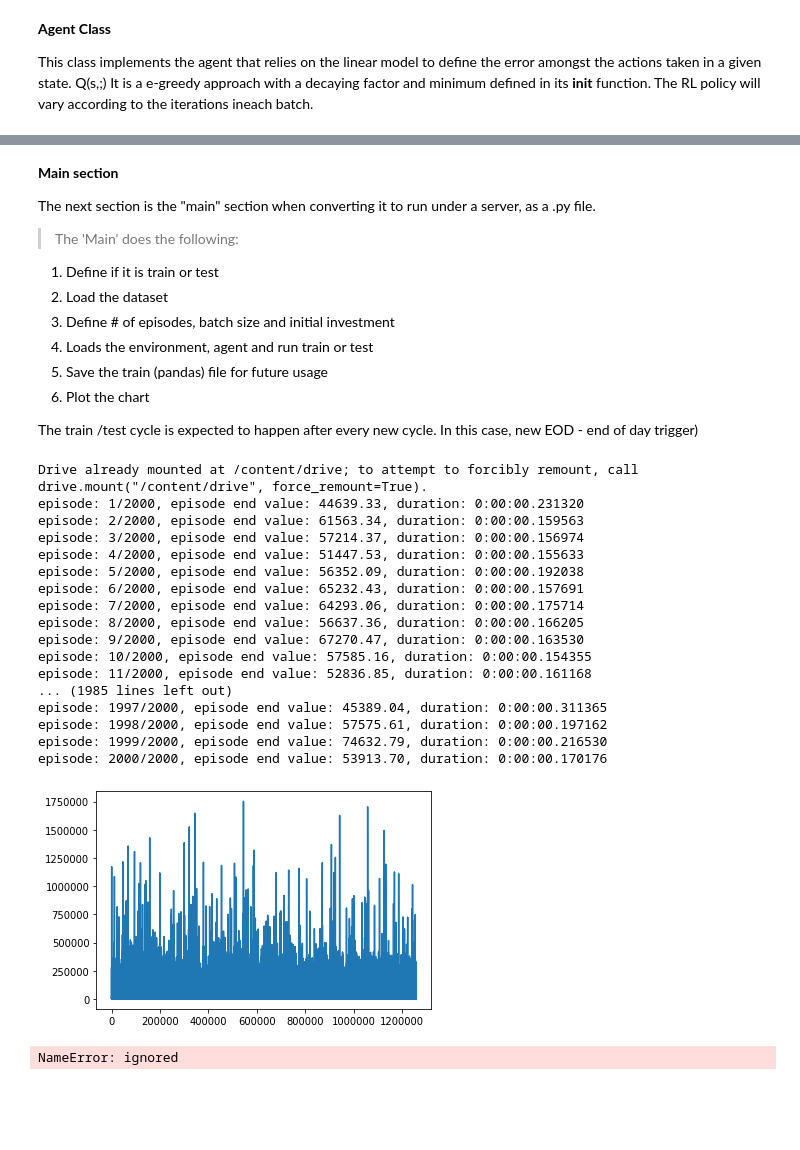
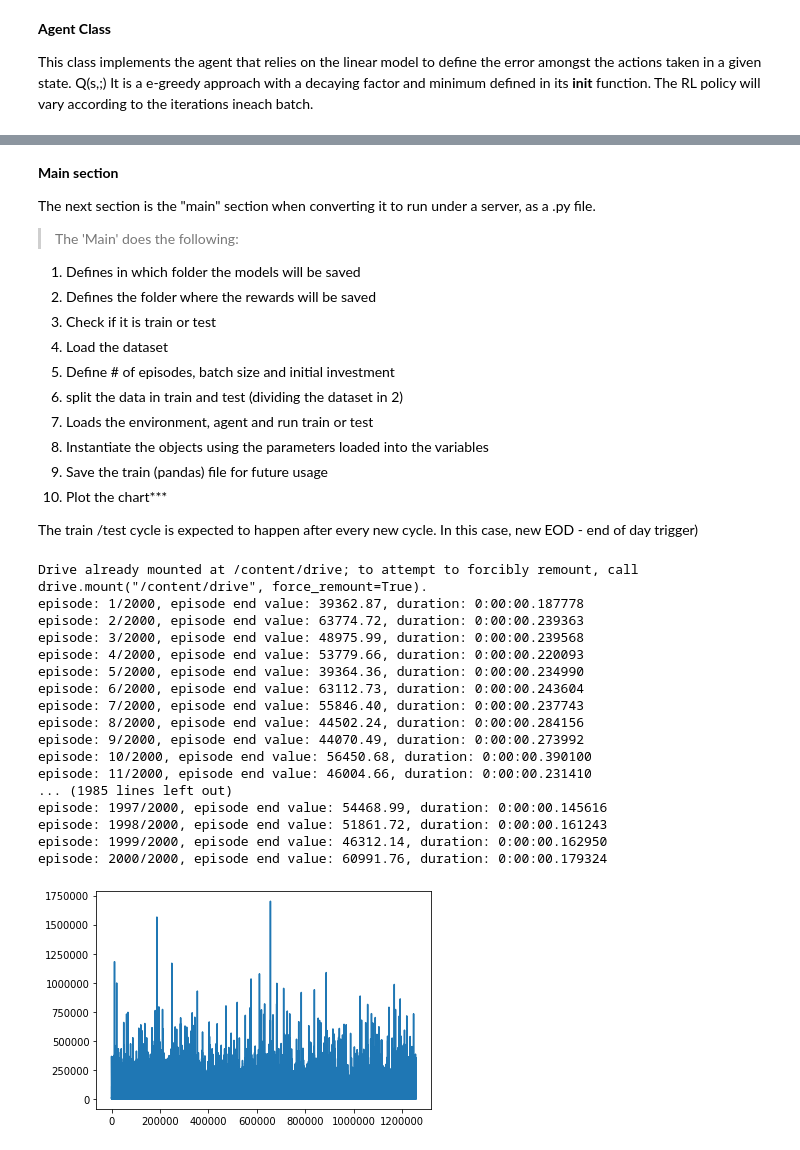
Before and after one commit to humbertosouza/rl, a Jupyter notebook: rl_stock_final_1.ipynb, the cells around one changed output, grey strips where cells are left out. Saved outputs shown, nothing was run; the diff lists cells and outputs as text; code cells hidden in the pictures; blank space fills up the shorter version.

```diff
--- a/rl_stock_final_1.ipynb
+++ b/rl_stock_final_1.ipynb
@@ -374,12 +387,16 @@ The next section is the "main" section when converting it to run under a server,
 
 > The 'Main'  does the following:
 
-1.   Define if it is train or test
-2.   Load the dataset
-3.   Define # of episodes, batch size and initial investment
-4.   Loads the environment, agent and run train or test
-5.   Save the train (pandas) file for future usage
-6.   Plot the chart
+1. Defines in which folder the models will be saved
+2. Defines the folder where the rewards will be saved
+3. Check if it is train or test
+4.   Load the dataset
+5.   Define # of episodes, batch size and initial investment
+5. split the data in train and test (dividing the dataset in 2)
+6.   Loads the environment, agent and run train or test
+8. Instantiate the objects using the parameters loaded into the variables
+7.   Save the train (pandas) file for future usage
+8.   Plot the chart***
 
 The train /test cycle is expected to happen after every new cycle. In this case, new EOD - end of day trigger)
 # %%
@@ -450,51 +467,49 @@ if 1 == 1:
     # no need to run multiple episodes if epsilon = 0, it's deterministic
     agent.epsilon = 0.01
   else:
-
     # load trained weightscolab pd.read_csv
     agent.load(f'{models_folder}/linear.npz')
 
   # play the game num_episodes times
   for e in range(num_episodes):
     t0 = datetime.now()
     val = play_one_episode(agent, env, colabEnv)
     dt = datetime.now() - t0
     print(f"episode: {e + 1}/{num_episodes}, episode end value: {val:.2f}, duration: {dt}")
     portfolio_value.append(val) # append episode end portfolio value
 
   # save the weights when we are done
   if (colabEnv =='train'):
     # save the DQN
     agent.save(f'{models_folder}/linear.npz')
 
     # save the scaler
     with open(f'{models_folder}/scaler.pkl', 'wb') as f:
       pickle.dump(scaler, f)
 
     # plot losses
     plt.plot(agent.model.losses)
     plt.show()
 
 
   # save portfolio value for each episode
-  np.save(f'{rewards_folder}/{args.mode}.npy', portfolio_value)
+  np.save(f'{rewards_folder}/{colabEnv}.npy', portfolio_value)
 # %% [output]
 Drive already mounted at /content/drive; to attempt to forcibly remount, call drive.mount("/content/drive", force_remount=True).
-episode: 1/2000, episode end value: 44639.33, duration: 0:00:00.231320
-episode: 2/2000, episode end value: 61563.34, duration: 0:00:00.159563
-episode: 3/2000, episode end value: 57214.37, duration: 0:00:00.156974
-episode: 4/2000, episode end value: 51447.53, duration: 0:00:00.155633
-episode: 5/2000, episode end value: 56352.09, duration: 0:00:00.192038
-episode: 6/2000, episode end value: 65232.43, duration: 0:00:00.157691
-episode: 7/2000, episode end value: 64293.06, duration: 0:00:00.175714
-episode: 8/2000, episode end value: 56637.36, duration: 0:00:00.166205
-episode: 9/2000, episode end value: 67270.47, duration: 0:00:00.163530
-episode: 10/2000, episode end value: 57585.16, duration: 0:00:00.154355
-episode: 11/2000, episode end value: 52836.85, duration: 0:00:00.161168
+episode: 1/2000, episode end value: 39362.87, duration: 0:00:00.187778
+episode: 2/2000, episode end value: 63774.72, duration: 0:00:00.239363
+episode: 3/2000, episode end value: 48975.99, duration: 0:00:00.239568
+episode: 4/2000, episode end value: 53779.66, duration: 0:00:00.220093
+episode: 5/2000, episode end value: 39364.36, duration: 0:00:00.234990
+episode: 6/2000, episode end value: 63112.73, duration: 0:00:00.243604
+episode: 7/2000, episode end value: 55846.40, duration: 0:00:00.237743
+episode: 8/2000, episode end value: 44502.24, duration: 0:00:00.284156
+episode: 9/2000, episode end value: 44070.49, duration: 0:00:00.273992
+episode: 10/2000, episode end value: 56450.68, duration: 0:00:00.390100
+episode: 11/2000, episode end value: 46004.66, duration: 0:00:00.231410
 ... (1985 lines left out)
-episode: 1997/2000, episode end value: 45389.04, duration: 0:00:00.311365
-episode: 1998/2000, episode end value: 57575.61, duration: 0:00:00.197162
-episode: 1999/2000, episode end value: 74632.79, duration: 0:00:00.216530
-episode: 2000/2000, episode end value: 53913.70, duration: 0:00:00.170176
+episode: 1997/2000, episode end value: 54468.99, duration: 0:00:00.145616
+episode: 1998/2000, episode end value: 51861.72, duration: 0:00:00.161243
+episode: 1999/2000, episode end value: 46312.14, duration: 0:00:00.162950
+episode: 2000/2000, episode end value: 60991.76, duration: 0:00:00.179324
-[figure, old version]
+[figure, new version]
-NameError: ignored
```
Also changed, not shown: parts of 4 cells of this notebook.
